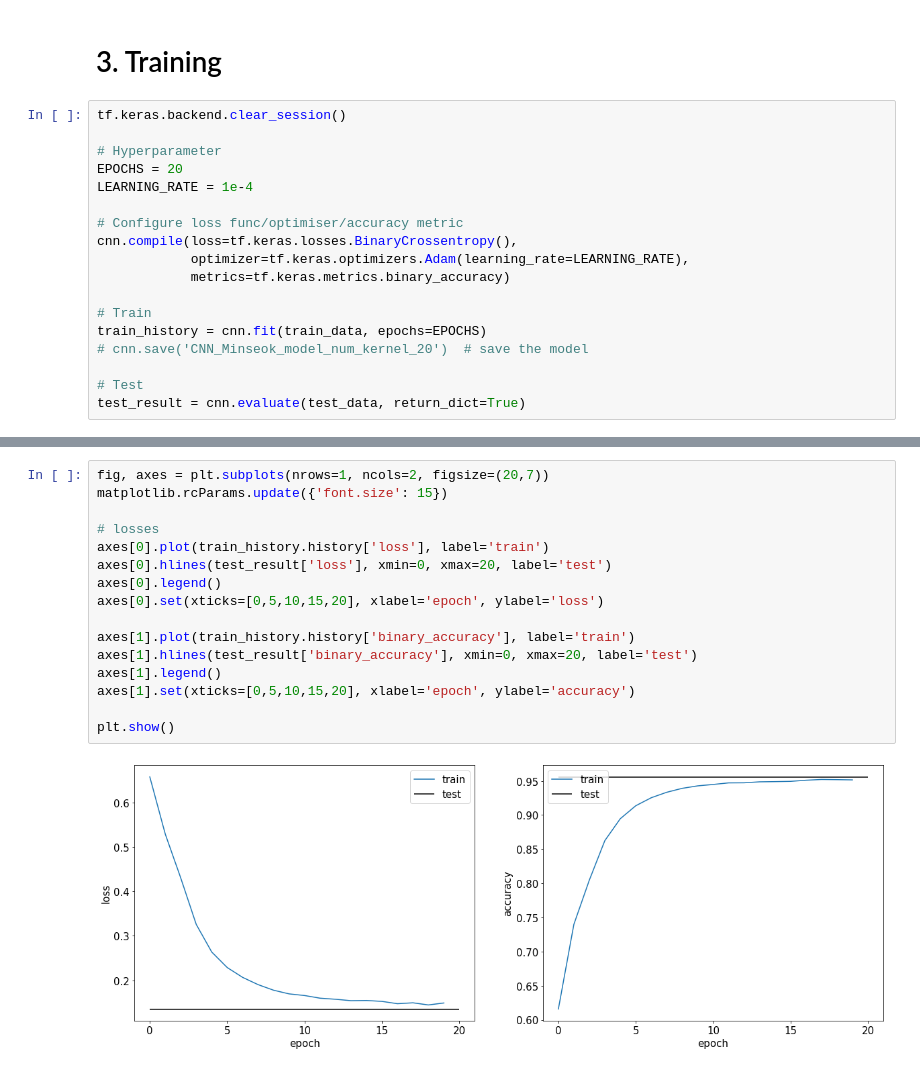
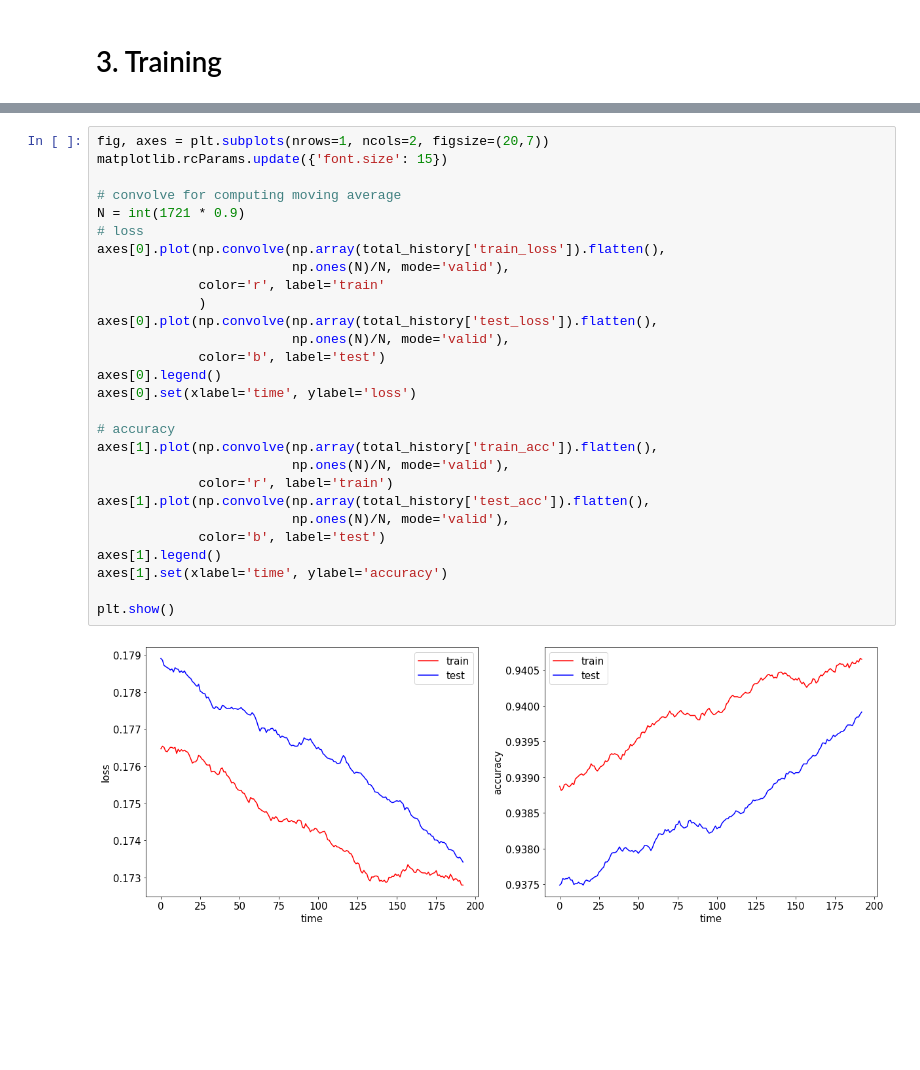
Before and after one commit to TheExplorer95/implemeting_ANNs_TF, a Jupyter notebook: 04/CNN_Minseok.ipynb, the cells around one changed output, grey strips where cells are left out. Drawn from its saved outputs; the diff is of its cells as text; blank space fills up the shorter version.

```diff
--- a/04/CNN_Minseok.ipynb
+++ b/04/CNN_Minseok.ipynb
@@ -147,21 +157,3 @@ Non-trainable params: 0
 _________________________________________________________________
 # %% [markdown]
 # 3. Training
-# %%
-tf.keras.backend.clear_session()
-
-# Hyperparameter
-EPOCHS = 20
-LEARNING_RATE = 1e-4
-
-# Configure loss func/optimiser/accuracy metric
-cnn.compile(loss=tf.keras.losses.BinaryCrossentropy(),
-            optimizer=tf.keras.optimizers.Adam(learning_rate=LEARNING_RATE),
-            metrics=tf.keras.metrics.binary_accuracy)
-
-# Train
-train_history = cnn.fit(train_data, epochs=EPOCHS)
-# cnn.save('CNN_Minseok_model_num_kernel_20')  # save the model
-
-# Test
-test_result = cnn.evaluate(test_data, return_dict=True)
@@ -186,18 +215,30 @@ Epoch 20/20
 # %%
 fig, axes = plt.subplots(nrows=1, ncols=2, figsize=(20,7))
 matplotlib.rcParams.update({'font.size': 15})
 
-# losses
-axes[0].plot(train_history.history['loss'], label='train')
-axes[0].hlines(test_result['loss'], xmin=0, xmax=20, label='test')
+# convolve for computing moving average
+N = int(1721 * 0.9)
+# loss
+axes[0].plot(np.convolve(np.array(total_history['train_loss']).flatten(),
+                         np.ones(N)/N, mode='valid'),
+             color='r', label='train'
+             )
+axes[0].plot(np.convolve(np.array(total_history['test_loss']).flatten(),
+                         np.ones(N)/N, mode='valid'),
+             color='b', label='test')
 axes[0].legend()
-axes[0].set(xticks=[0,5,10,15,20], xlabel='epoch', ylabel='loss')
+axes[0].set(xlabel='time', ylabel='loss')
 
-axes[1].plot(train_history.history['binary_accuracy'], label='train')
-axes[1].hlines(test_result['binary_accuracy'], xmin=0, xmax=20, label='test')
+# accuracy
+axes[1].plot(np.convolve(np.array(total_history['train_acc']).flatten(),
+                         np.ones(N)/N, mode='valid'),
+             color='r', label='train')
+axes[1].plot(np.convolve(np.array(total_history['test_acc']).flatten(),
+                         np.ones(N)/N, mode='valid'),
+             color='b', label='test')
 axes[1].legend()
-axes[1].set(xticks=[0,5,10,15,20], xlabel='epoch', ylabel='accuracy')
+axes[1].set(xlabel='time', ylabel='accuracy')
 
 plt.show()
 # %% [output]
-[figure, old version]
+[figure, new version]
```
Also changed, not shown: parts of 3 cells of this notebook.
